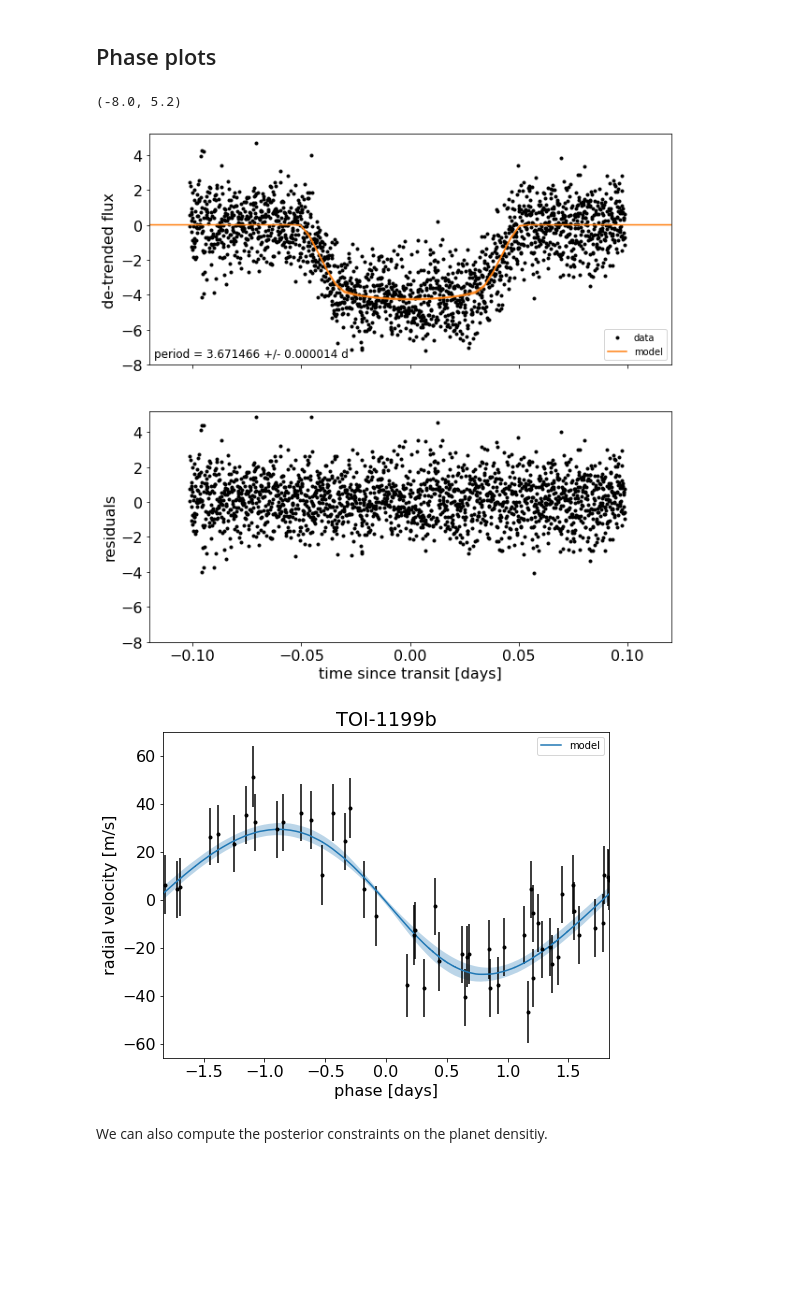
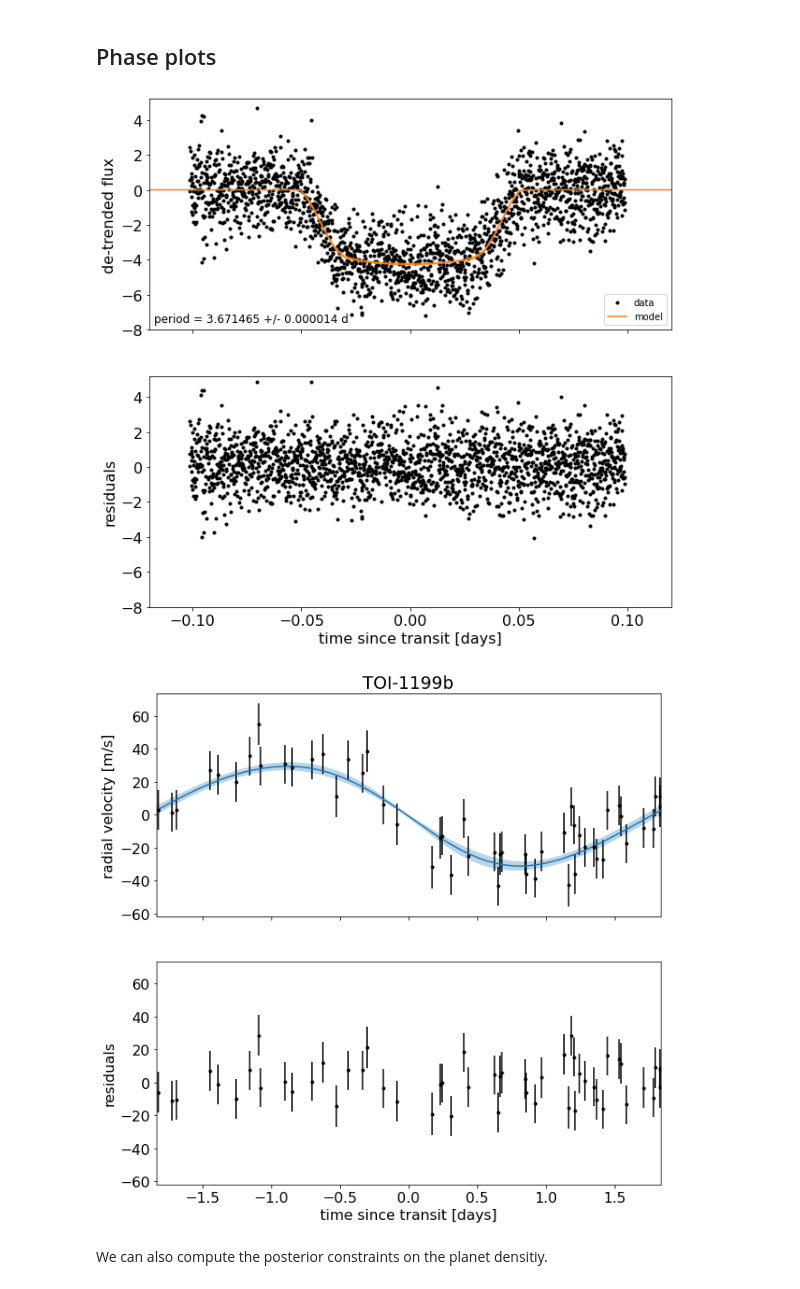
Before and after one commit to juanserrano90/tess_sophie_paper, a Jupyter notebook: joint_1199.ipynb, the cells around one changed output. Drawn from its saved outputs; the diff is of its cells as text; code cells hidden in the pictures; blank space fills up the shorter version.

Commit message:
joint polished

```diff
--- a/joint_1199.ipynb
+++ b/joint_1199.ipynb
@@ -466,15 +466,15 @@ import multiprocessing
 
 with model:
     trace = pm.sample(
-        tune=1500,
-        draws=1000,
+        tune=2500, #1500,
+        draws=2000, #1000,
         start=map_soln,
-        cores=2,
-        chains=2,
+        cores=4,
+        chains=4,
         target_accept=0.95,
         return_inferencedata=True,
-        random_seed=[203771098, 203775000],
-        mp_ctx=multiprocessing.get_context("fork"),
+        random_seed=[203771098, 203775000, 261136679, 261136680],
+        #mp_ctx=multiprocessing.get_context("fork"),
         init="adapt_full",
     )
 # %% [output]
@@ -594,41 +626,41 @@ _= ax.plot(x_fold2, y[mask] - np.sum(extras, axis=-1), ".k", label="data", zorde
 ax.set_ylabel('residuals')
 ax.set_xlabel("time since transit [days]")
 ax.set_ylim(-8,5.2)
-#plt.savefig('fit_transit_1199.png',dpi=200,bbox_inches='tight')
+#plt.savefig('fit_transit_joint_1199.png',dpi=200,bbox_inches='tight')
 # %% [output]
-(-8.0, 5.2)
 [figure]
 # %%
-plt.figure()
-
-# Get the posterior median orbital parameters
-p_ = np.median(trace.posterior["period"])
-t0_ = np.median(trace.posterior["t0"])
-rv_jitter = np.exp(np.median(trace.posterior["log_sigma_rv"]))
-# Compute the median of posterior estimate of the background RV
-# Then we can remove this from the data to plot just the planet.
-other = np.median(trace.posterior["bkg"].values)
+rv_jitter = np.exp(np.median(flat_samps['log_sigma_rv']))
+bkg_ = np.median(flat_samps['bkg'].values, axis=-1)
+rv_model_ = np.median(flat_samps['rv_model'].values, axis=-1)
 
 # Plot the folded data
+fig, axes = plt.subplots(2, 1, figsize=(10, 10), sharex=True, sharey=True)
+ax = axes[0]
 x_fold = (x_rv - t0_ + 0.5 * p_) % p_ - 0.5 * p_
-plt.errorbar(x_fold, y_rv - other, yerr=np.sqrt(yerr_rv**2+rv_jitter**2), fmt=".k")
+ax.errorbar(x_fold, y_rv - bkg_, yerr=np.sqrt(yerr_rv**2+rv_jitter**2), fmt=".k")
 
 # Compute the posterior prediction for the folded RV model
 t_fold = (t_rv - t0_ + 0.5 * p_) % p_ - 0.5 * p_
 inds = np.argsort(t_fold)
 pred = np.percentile(trace.posterior["vrad_pred"].values[:, :, inds],[16, 50, 84],axis=(0, 1),)
-plt.plot(t_fold[inds], pred[1], color="C0", label="model")
-art = plt.fill_between(t_fold[inds], pred[0], pred[2], color="C0", alpha=0.3)
+ax.plot(t_fold[inds], pred[1], color="C0", label="model")
+art = ax.fill_between(t_fold[inds], pred[0], pred[2], color="C0", alpha=0.3)
 art.set_edgecolor("none")
 
-plt.legend(fontsize=10)
-plt.xlim(-0.5 * p_, 0.5 * p_)
-plt.xlabel("phase [days]")
-plt.ylabel("radial velocity [m/s]")
-_ = plt.title("TOI-1199b")
-#plt.savefig('rvfit_1199.png',dpi=200,bbox_inches='tight')
+#ax.set_legend(fontsize=10)
+ax.set_xlim(-0.5 * p_, 0.5 * p_)
+ax.set_ylabel("radial velocity [m/s]")
+ax.set_title("TOI-1199b")
+
+# Plot the folded residuals
+ax = axes[1]
+_=ax.errorbar(x_fold, y_rv-rv_model_ - bkg_, yerr=np.sqrt(yerr_rv**2+rv_jitter**2), fmt=".k", label='residuals')
+ax.set_ylabel('residuals')
+ax.set_xlabel("time since transit [days]")
+#plt.savefig('fit_rv_joint_1199.png',dpi=200,bbox_inches='tight')
 # %% [output]
-[figure, old version]
+[figure, new version]
 # %% [markdown]
 We can also compute the posterior constraints on the planet densitiy.
 # %%
```
Also changed, not shown: parts of 7 cells of this notebook, 1 other file.
